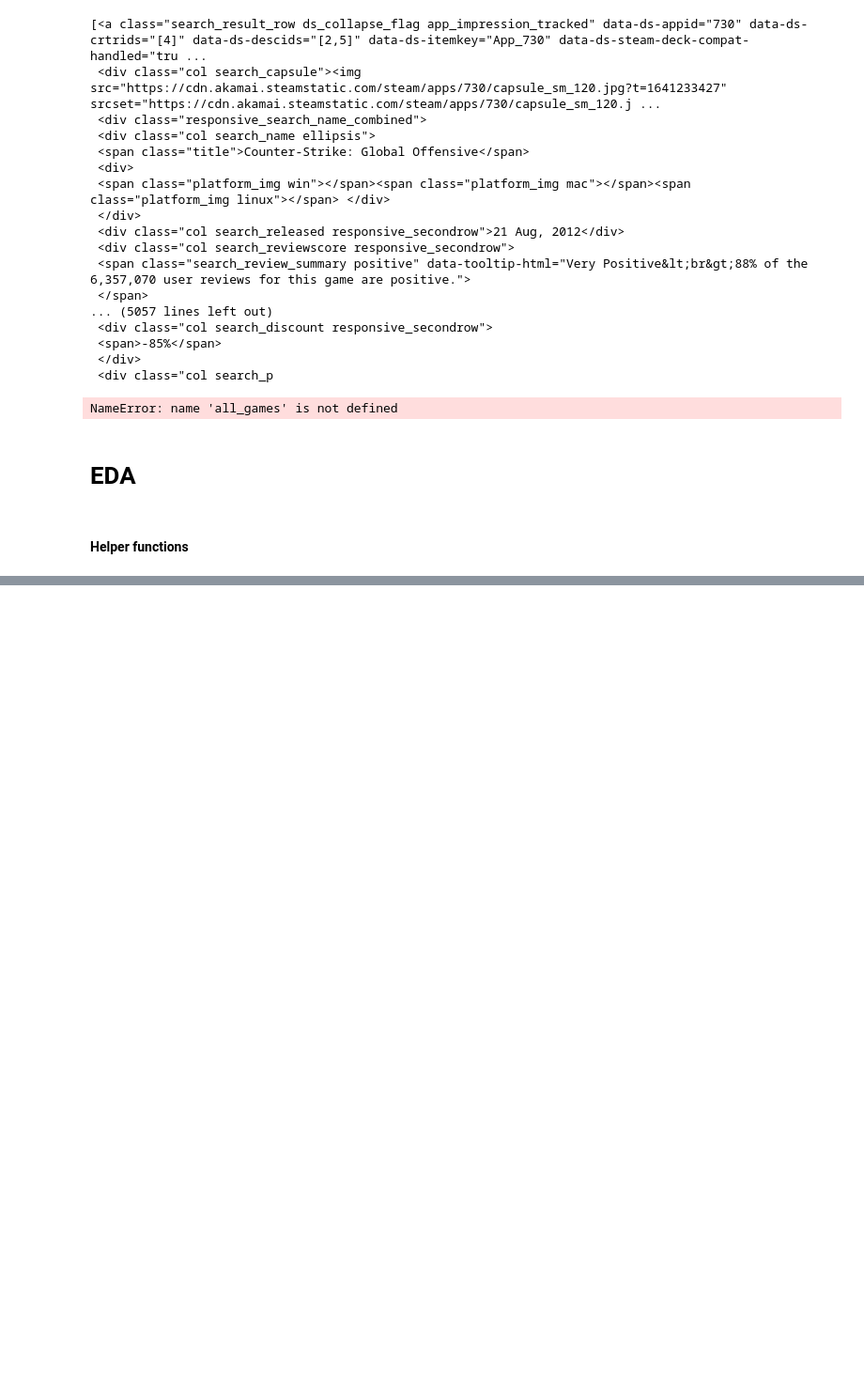
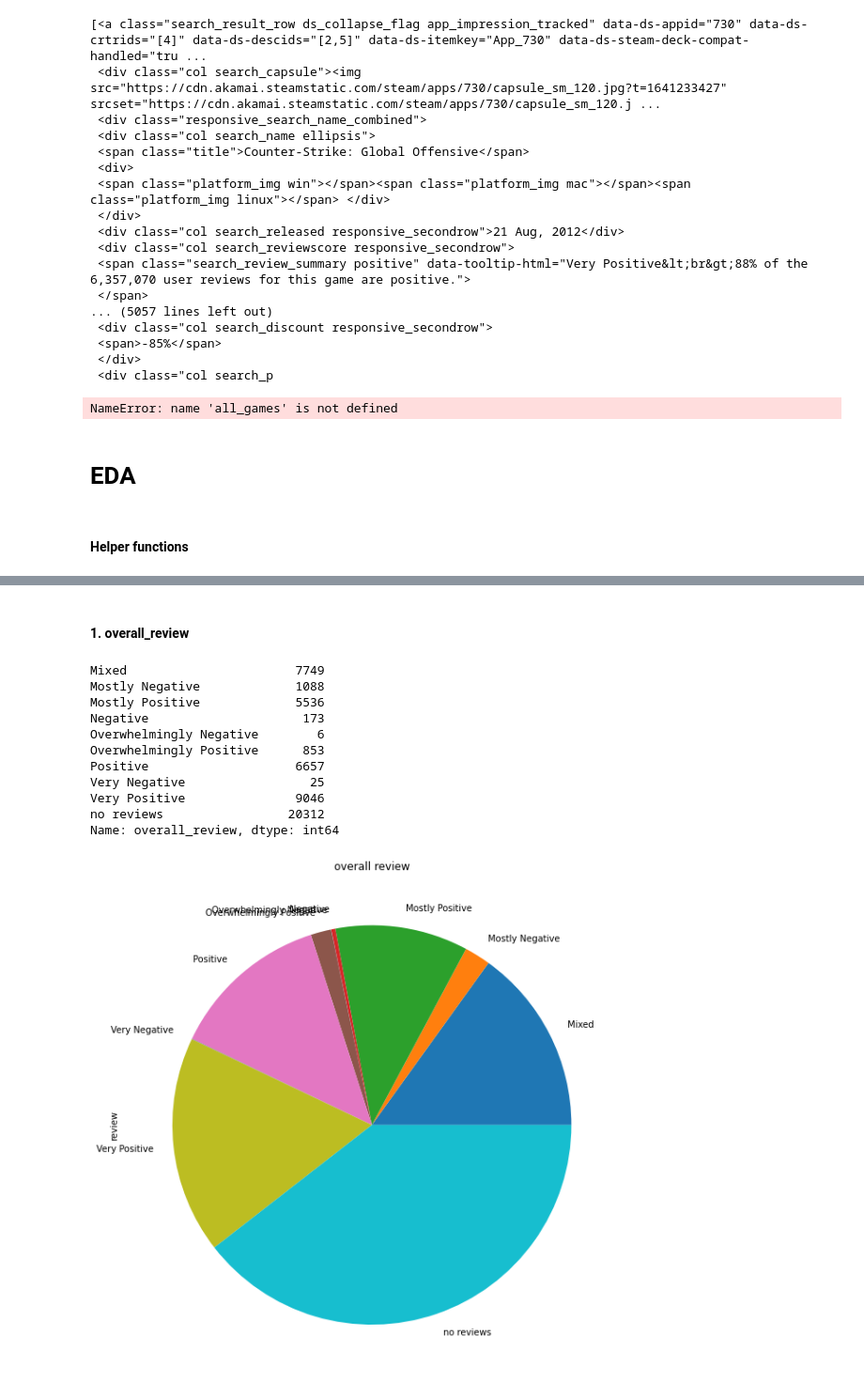
Before and after one commit to YuvalAvishid/Game_Discount_Predictor, a Jupyter notebook: Game_On_Sale.ipynb, the cells around one changed output, grey strips where cells are left out. Shown at 94% size. Cells and saved outputs as stored; diff of their text form; code cells hidden in the pictures; blank space fills up the shorter version.

Commit message:
add correlation
add 1d plot
start adding 2d plots

```diff
--- a/Game_On_Sale.ipynb
+++ b/Game_On_Sale.ipynb
@@ -662,4 +475,0 @@ def pie_chart_discount_investigation(df, fig, axes, title, show_data):
-# %%
-fig, axes = plt.subplots(1,1, figsize=(20, 30))
-
-pie_chart_discount_investigation(new_df, fig, axes, "discount", False)
@@ -686,4 +475,0 @@ oversample_df = preform_oversampling_has_discount(new_df)
-# %%
-fig, axes = plt.subplots(1,1, figsize=(20, 30))
-
-pie_chart_discount_investigation(oversample_df, fig, axes, "discount", False)
@@ -716,3 +475,0 @@ def drop_support_column(df, col_name):
-# %%
-# we are no long need the has_discount column we can remove it
-new_df = drop_support_column(oversample_df, "has_discount")
@@ -723,6 +475,0 @@ Final results:
-# %%
-fig, axes = plt.subplots(1,3, figsize=(20, 30))
-
-pie_chart_overall_review(new_df, fig, axes[0], "overall reviews", False)
-pie_chart_release_year_investigation(new_df, fig, axes[1], "release year", False)
-pie_chart_discount_investigation(new_df, fig, axes[2], "discount", False)
@@ -730,0 +517,2 @@ pie_chart_discount_investigation(new_df, fig, axes[2], "discount", False)
+# %% [markdown]
+#### 1. overall_review
@@ -730,0 +532,17 @@ pie_chart_discount_investigation(new_df, fig, axes[2], "discount", False)
+# %%
+fig, axes = plt.subplots(1,1, figsize=(10, 40))
+
+pie_chart_overall_review(new_df, fig, axes, "overall review", True)
+# %% [output]
+Mixed                       7749
+Mostly Negative             1088
+Mostly Positive             5536
+Negative                     173
+Overwhelmingly Negative        6
+Overwhelmingly Positive      853
+Positive                    6657
+Very Negative                 25
+Very Positive               9046
+no reviews                 20312
+Name: overall_review, dtype: int64
+[figure, added]
```
Also changed, not shown: parts of 117 cells of this notebook.
